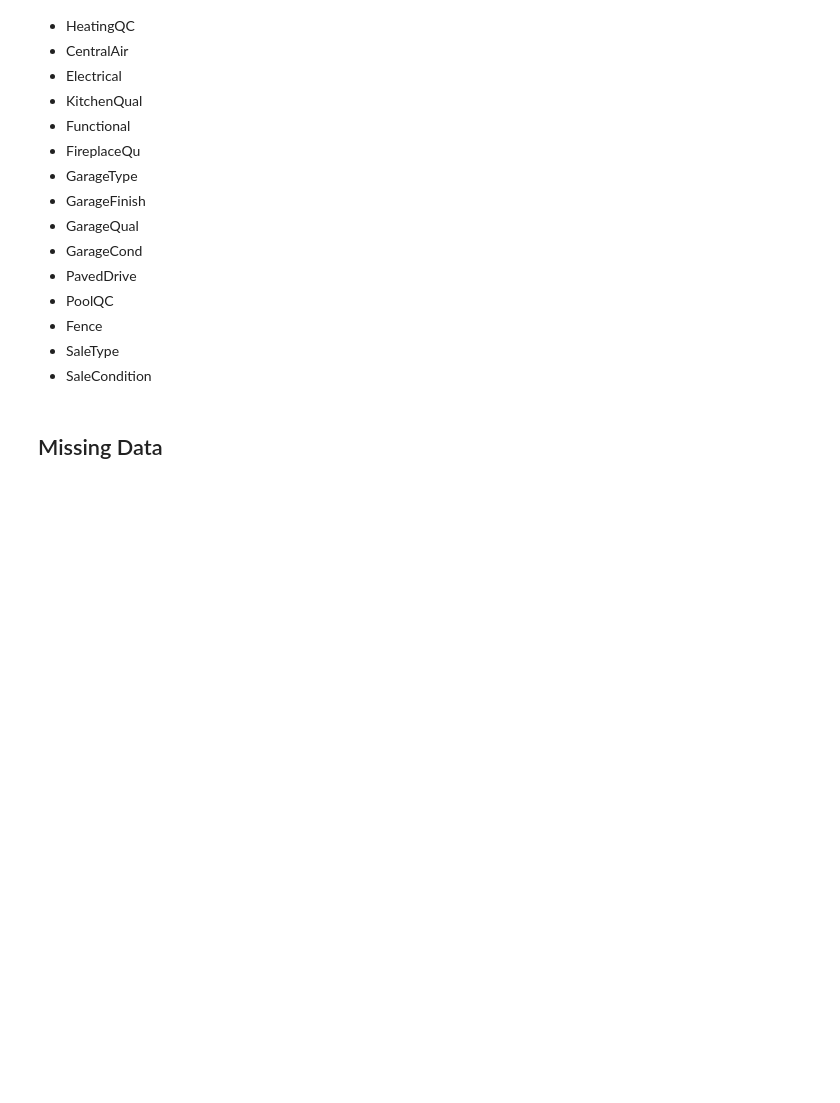
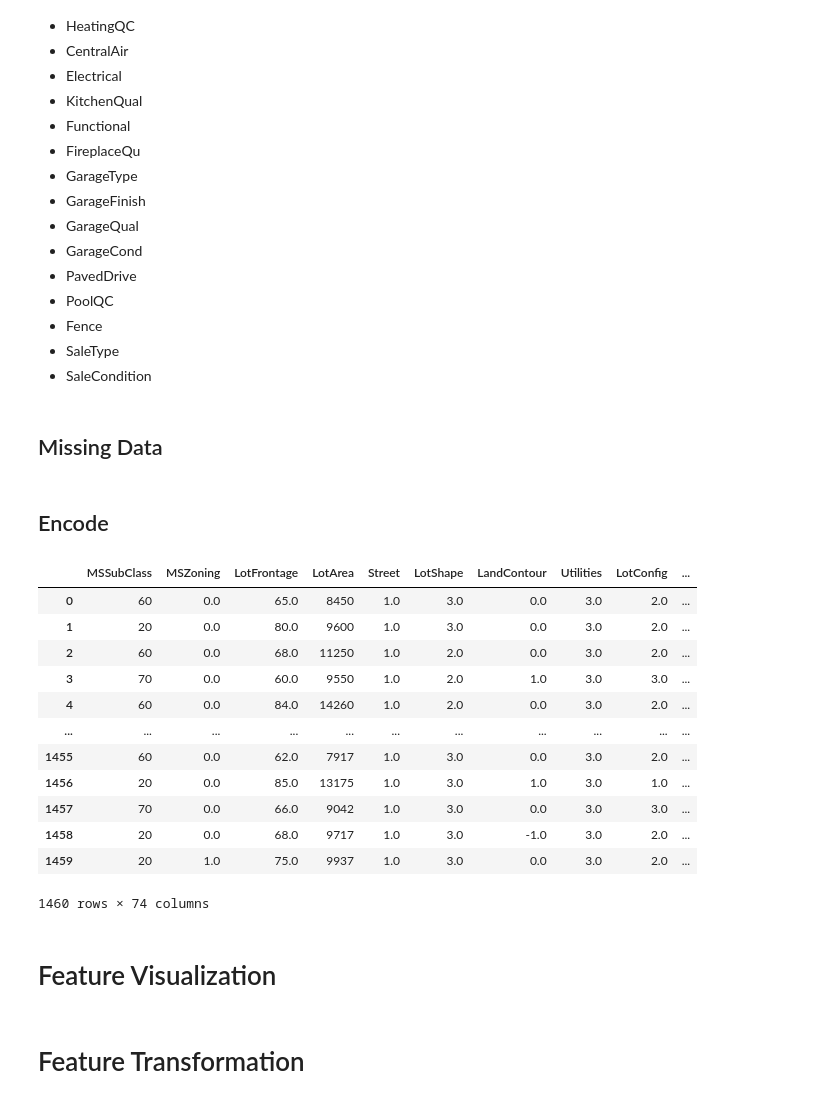
Before and after one commit to PranavRao25/Data-Analytics, a Jupyter notebook: Classical Problems/House_Prediction/notebook.ipynb, the cells around one changed output. Cells and saved outputs as stored; diff of their text form; code cells hidden in the pictures; blank space fills up the shorter version.

Commit message:
Feature Extraction, Cleaning done

```diff
--- a/Classical Problems/House_Prediction/notebook.ipynb
+++ b/Classical Problems/House_Prediction/notebook.ipynb
@@ -246,0 +242,47 @@ test_df, test_ordinal_imputer = knn_impute(test_df, list(test_ordinal_miss))
+# %% [markdown]
+## Encode
+# %%
+import pandas as pd
+from sklearn.feature_extraction import FeatureHasher
+
+def nominal_encode(df, cols):
+    cols = list(set(df.columns).intersection(set(cols)))
+    dict_data = df[cols].astype(str).to_dict(orient='records')
+    hasher = FeatureHasher(n_features=len(cols), input_type='dict')
+    df[cols] = hasher.transform(dict_data).toarray()
+
+    return df, hasher
+# %%
+from sklearn.preprocessing import OrdinalEncoder
+def ordinal_encode(df, ord_dict):
+    for col, cats in ord_dict.items():
+        if col in df.columns:
+            ord_enc = OrdinalEncoder(categories=[cats])
+            df[col] = ord_enc.fit_transform(df[[col]])
+    return df, ord_enc
+# %%
+train_df, train_ord_enc = ordinal_encode(train_df, ordinal_columns)
+test_df, test_ord_enc = ordinal_encode(test_df, ordinal_columns)
+# %%
+train_df, train_nom_enc = nominal_encode(train_df, list(nominal_columns))
+test_df, test_nom_enc = nominal_encode(test_df, list(nominal_columns))
+# %%
+train_df
+# %% [output]
+|  | MSSubClass | MSZoning | LotFrontage | LotArea | Street | LotShape | LandContour | Utilities | LotConfig | ... |
+| 0 | 60 | 0.0 | 65.0 | 8450 | 1.0 | 3.0 | 0.0 | 3.0 | 2.0 | ... |
+| 1 | 20 | 0.0 | 80.0 | 9600 | 1.0 | 3.0 | 0.0 | 3.0 | 2.0 | ... |
+| 2 | 60 | 0.0 | 68.0 | 11250 | 1.0 | 2.0 | 0.0 | 3.0 | 2.0 | ... |
+| 3 | 70 | 0.0 | 60.0 | 9550 | 1.0 | 2.0 | 1.0 | 3.0 | 3.0 | ... |
+| 4 | 60 | 0.0 | 84.0 | 14260 | 1.0 | 2.0 | 0.0 | 3.0 | 2.0 | ... |
+| ... | ... | ... | ... | ... | ... | ... | ... | ... | ... | ... |
+| 1455 | 60 | 0.0 | 62.0 | 7917 | 1.0 | 3.0 | 0.0 | 3.0 | 2.0 | ... |
+| 1456 | 20 | 0.0 | 85.0 | 13175 | 1.0 | 3.0 | 1.0 | 3.0 | 1.0 | ... |
+| 1457 | 70 | 0.0 | 66.0 | 9042 | 1.0 | 3.0 | 0.0 | 3.0 | 3.0 | ... |
+| 1458 | 20 | 0.0 | 68.0 | 9717 | 1.0 | 3.0 | -1.0 | 3.0 | 2.0 | ... |
+| 1459 | 20 | 1.0 | 75.0 | 9937 | 1.0 | 3.0 | 0.0 | 3.0 | 2.0 | ... |
+1460 rows × 74 columns
+# %% [markdown]
+# Feature Visualization
+# %% [markdown]
+# Feature Transformation
```
Also changed, not shown: parts of 13 cells of this notebook.
